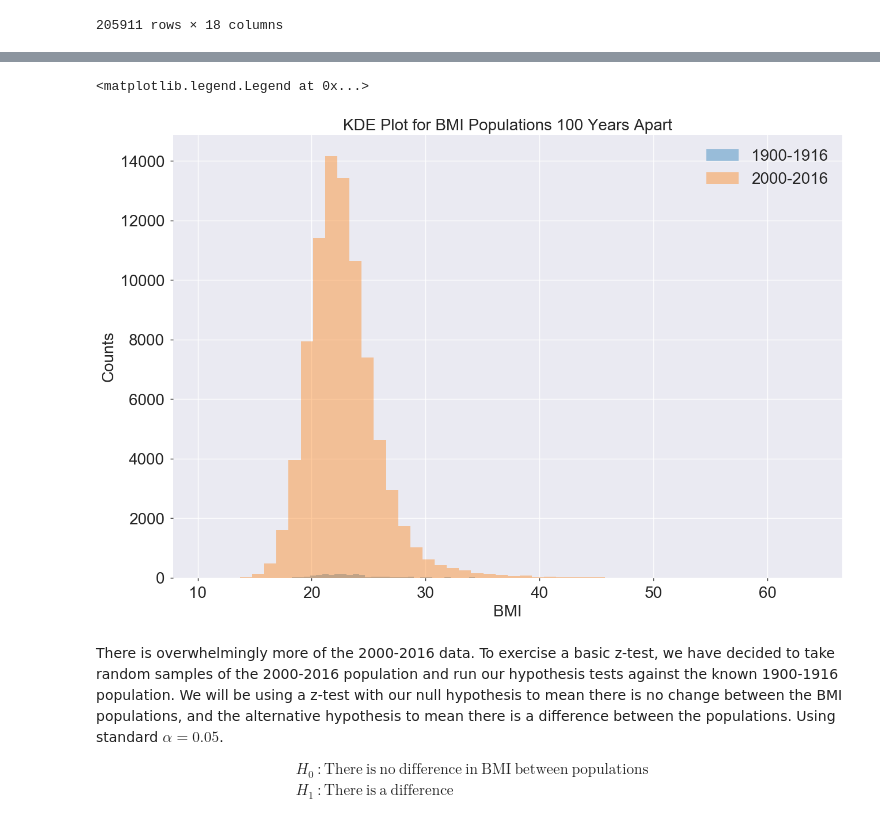
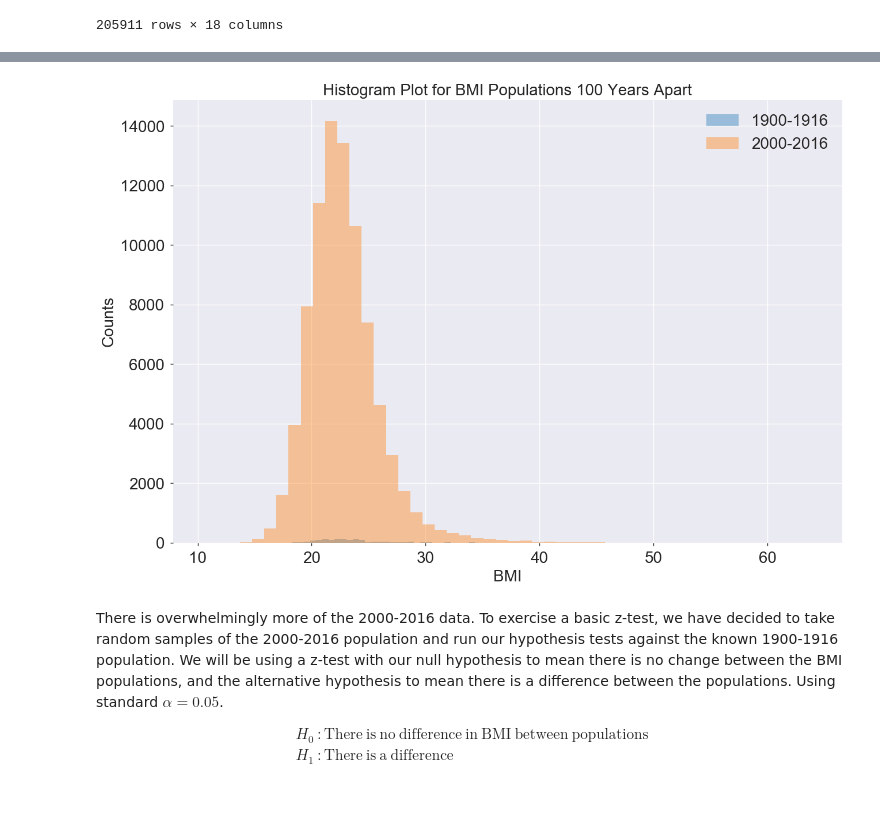
Before and after one commit to EmefaA/Mod_3_Stats_Project_Tim_Emefa, a Jupyter notebook: Olympic Athletes Analysis.ipynb, the cells around one changed output, grey strips where cells are left out. Cells and saved outputs as stored; diff of their text form; code cells hidden in the pictures.

```diff
--- a/Olympic Athletes Analysis.ipynb
+++ b/Olympic Athletes Analysis.ipynb
@@ -106,17 +106,17 @@ plt.legend(fontsize=20)
 # %%
 # Looking at histograms
 plt.figure(figsize = (15,10))
 sns.distplot(bmi_df_1900['BMI'], label = '1900-1916', kde=False)
 sns.distplot(bmi_df_2000['BMI'], label = '2000-2016', kde=False)
 plt.xticks(fontsize=20)
 plt.yticks(fontsize=20)
 plt.xlabel('BMI', fontsize=20)
 plt.ylabel('Counts', fontsize=20)
-plt.title('KDE Plot for BMI Populations 100 Years Apart', fontsize=20)
+plt.title('Histogram Plot for BMI Populations 100 Years Apart', fontsize=20)
 plt.legend(fontsize=20)
+plt.savefig('HistogramBMI')
 # %% [output]
-<matplotlib.legend.Legend at 0x...>
-[figure, old version]
+[figure, new version]
 # %% [markdown]
 There is overwhelmingly more of the 2000-2016 data. To exercise a basic z-test, we have decided to take random samples of the 2000-2016 population and run our hypothesis tests against the known 1900-1916 population. We will be using a z-test with our null hypothesis to mean there is no change between the BMI populations, and the alternative hypothesis to mean there is a difference between the populations. Using standard $\alpha = 0.05$.
 
```
Also changed, not shown: parts of 2 cells of this notebook, 4 other files.
